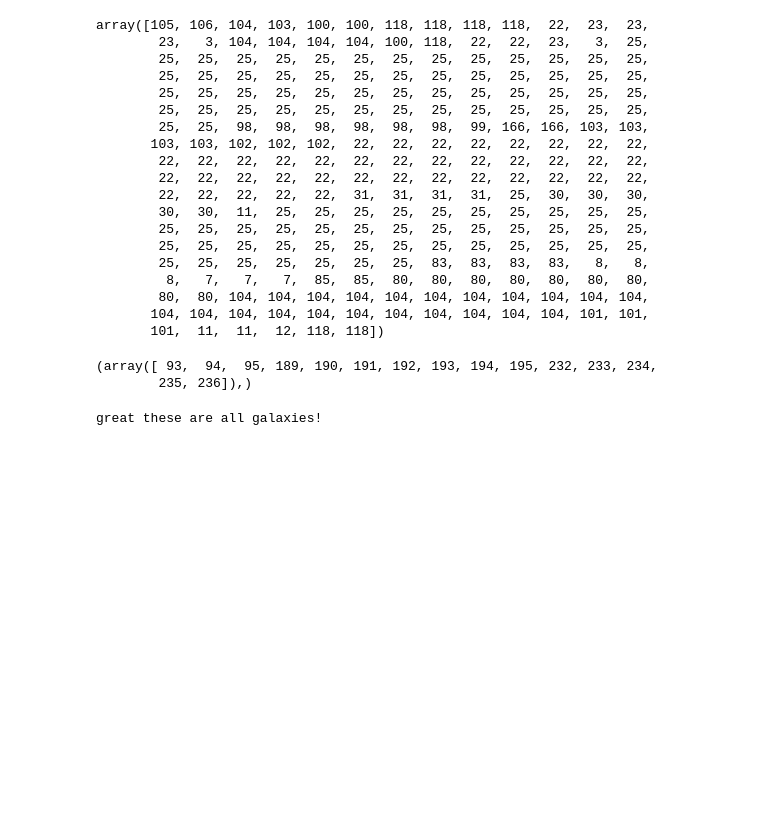
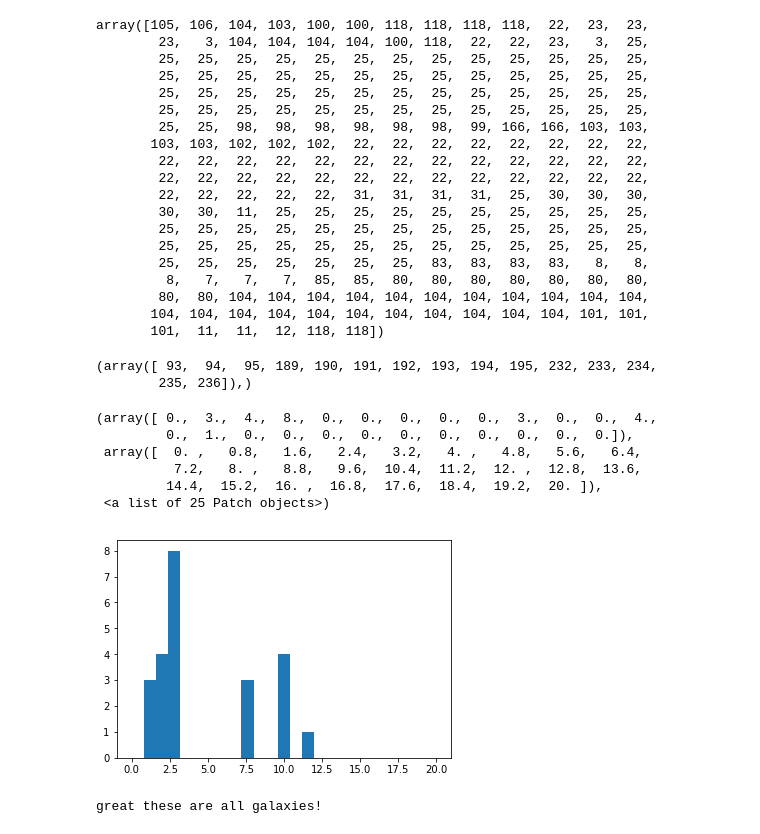
Before and after one commit to deerow22/SAGA_spreadsheet, a Jupyter notebook: SAGA_spreadsheet_FINAL.ipynb, the cells around one changed output. Cells and saved outputs as stored; diff of their text form; code cells hidden in the pictures; blank space fills up the shorter version.

```diff
--- a/SAGA_spreadsheet_FINAL.ipynb
+++ b/SAGA_spreadsheet_FINAL.ipynb
@@ -721,6 +721,16 @@ subset_deimos #this is def missing some targets (ex 86) - approx 95 should be sa
 # %% [output]
 (array([ 93,  94,  95, 189, 190, 191, 192, 193, 194, 195, 232, 233, 234,
         235, 236]),)
+# %%
+plt.hist(d2d_deimos.arcsec, range=(0,20), bins=25)
+# %% [output]
+(array([ 0.,  3.,  4.,  8.,  0.,  0.,  0.,  0.,  0.,  3.,  0.,  0.,  4.,
+         0.,  1.,  0.,  0.,  0.,  0.,  0.,  0.,  0.,  0.,  0.,  0.]),
+ array([  0. ,   0.8,   1.6,   2.4,   3.2,   4. ,   4.8,   5.6,   6.4,
+          7.2,   8. ,   8.8,   9.6,  10.4,  11.2,  12. ,  12.8,  13.6,
+         14.4,  15.2,  16. ,  16.8,  17.6,  18.4,  19.2,  20. ]),
+ <a list of 25 Patch objects>)
+[figure, added]
 # %%
 #gonna test these in sdss
 
```
Also changed, not shown: parts of 1 cell of this notebook, 1 other file.
